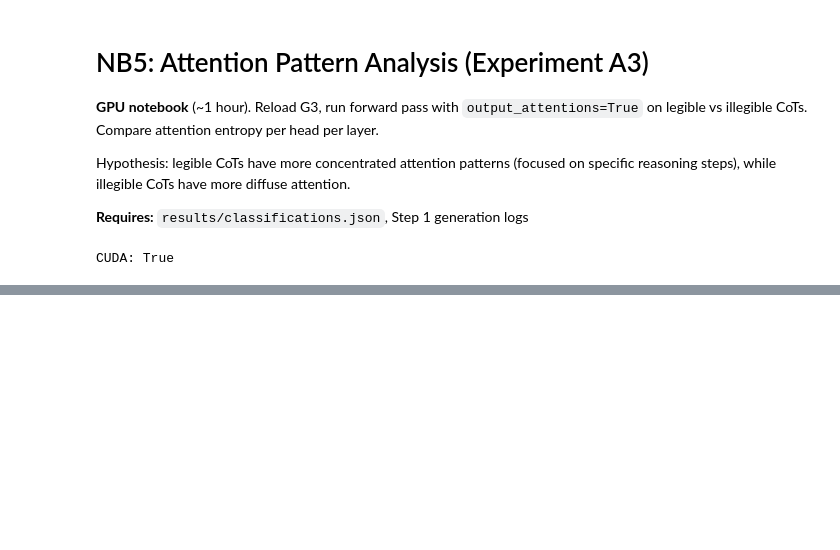
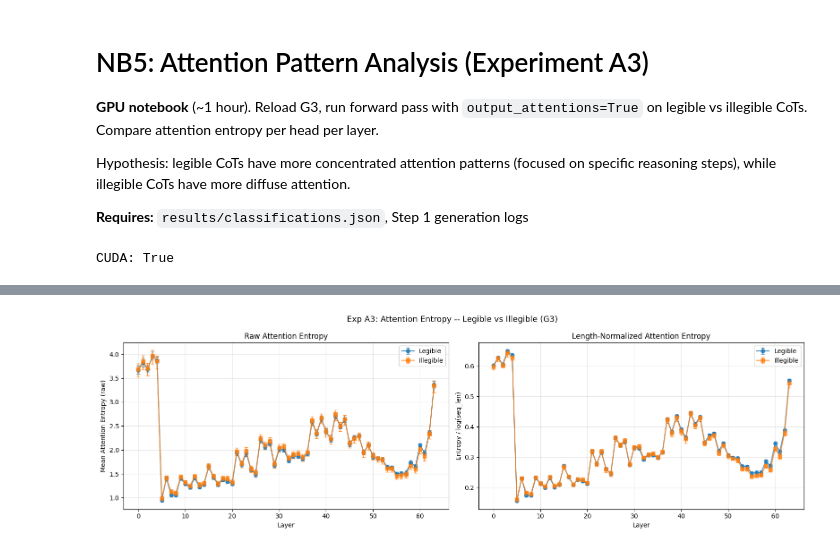
Before and after one commit to safety-research/legibility, a Jupyter notebook: experiments/2026/15-4-2026/notebooks/05_analyze_attention_generators_heads.ipynb, the cells around one changed output, grey strips where cells are left out. Saved outputs shown, nothing was run; the diff lists cells and outputs as text; code cells hidden in the pictures; blank space fills up the shorter version.

```diff
--- a/experiments/2026/15-4-2026/notebooks/05_analyze_attention_generators_heads.ipynb
+++ b/experiments/2026/15-4-2026/notebooks/05_analyze_attention_generators_heads.ipynb
@@ -175,10 +212,42 @@ ValueError: need at least one array to stack
 # %%
 # Compare mean entropy per layer between legible and illegible
-# Average across heads and samples
+# Report BOTH raw and length-normalized entropy
+
+# --- Raw entropy ---
 leg_mean_per_layer = legible_entropy.mean(axis=(0, 2))  # (n_layers,)
 ill_mean_per_layer = illegible_entropy.mean(axis=(0, 2))  # (n_layers,)
 
-# Bootstrap CI per layer
+# --- Length-normalized entropy ---
+# Normalize each sample's entropy by log(seq_len) to control for
+# the confound that longer sequences naturally have higher entropy.
+# If cached (no seq_lengths available), attempt to load from saved results.
+if 'legible_seq_lens' not in dir() or 'illegible_seq_lens' not in dir():
+    # Fallback: load from saved results if available
+    _attn_json = PHASE2_RESULTS_DIR / 'attention_results.json'
+    if _attn_json.exists():
+        with open(_attn_json) as f:
+            _attn_saved = json.load(f)
+        legible_seq_lens = np.array(_attn_saved.get('legible_seq_lengths', []))
+        illegible_seq_lens = np.array(_attn_saved.get('illegible_seq_lengths', []))
+    if len(legible_seq_lens) == 0 or len(illegible_seq_lens) == 0:
+        # Cannot normalize without sequence lengths; use raw only
+        print("WARNING: Sequence lengths not available, using raw entropy only")
+        legible_seq_lens = np.ones(legible_entropy.shape[0])
+        illegible_seq_lens = np.ones(illegible_entropy.shape[0])
+
+# Normalize: divide each sample's entropy by log(seq_len)
+leg_norm_factor = np.log(legible_seq_lens).clip(min=1.0)[:, None, None]  # (n_texts, 1, 1)
+ill_norm_factor = np.log(illegible_seq_lens).clip(min=1.0)[:, None, None]
+leg_normalized = legible_entropy / leg_norm_factor
+ill_normalized = illegible_entropy / ill_norm_factor
+
+leg_norm_per_layer = leg_normalized.mean(axis=(0, 2))
+ill_norm_per_layer = ill_normalized.mean(axis=(0, 2))
+
+print(f"Legible mean seq_len: {legible_seq_lens.mean():.0f}")
+print(f"Illegible mean seq_len: {illegible_seq_lens.mean():.0f}")
+
+# Bootstrap CI per layer (raw)
 leg_ci = []
 ill_ci = []
 for l in range(legible_entropy.shape[1]):
@@ -187,23 +256,53 @@ for l in range(legible_entropy.shape[1]):
     _, lo, hi = bootstrap_ci_metric(illegible_entropy[:, l, :].mean(axis=1))
     ill_ci.append((lo, hi))
 
-fig, ax = plt.subplots(figsize=(12, 5))
+# Bootstrap CI per layer (normalized)
+leg_norm_ci = []
+ill_norm_ci = []
+for l in range(leg_normalized.shape[1]):
+    _, lo, hi = bootstrap_ci_metric(leg_normalized[:, l, :].mean(axis=1))
+    leg_norm_ci.append((lo, hi))
+    _, lo, hi = bootstrap_ci_metric(ill_normalized[:, l, :].mean(axis=1))
+    ill_norm_ci.append((lo, hi))
+
+# Plot both raw and normalized
+fig, (ax1, ax2) = plt.subplots(1, 2, figsize=(16, 5))
 layers = range(len(leg_mean_per_layer))
 
+# Raw entropy
 leg_yerr = [[leg_mean_per_layer[l] - leg_ci[l][0] for l in layers],
             [leg_ci[l][1] - leg_mean_per_layer[l] for l in layers]]
 ill_yerr = [[ill_mean_per_layer[l] - ill_ci[l][0] for l in layers],
             [ill_ci[l][1] - ill_mean_per_layer[l] for l in layers]]
 
-ax.errorbar(list(layers), leg_mean_per_layer, yerr=leg_yerr,
+ax1.errorbar(list(layers), leg_mean_per_layer, yerr=leg_yerr,
             fmt='o-', capsize=3, label='Legible', alpha=0.8)
-ax.errorbar(list(layers), ill_mean_per_layer, yerr=ill_yerr,
+ax1.errorbar(list(layers), ill_mean_per_layer, yerr=ill_yerr,
             fmt='s-', capsize=3, label='Illegible', alpha=0.8)
-ax.set_xlabel('Layer')
-ax.set_ylabel('Mean Attention Entropy')
-ax.set_title('Exp A3: Attention Entropy -- Legible vs Illegible (G3)')
-ax.legend()
-ax.grid(alpha=0.3)
+ax1.set_xlabel('Layer')
+ax1.set_ylabel('Mean Attention Entropy (raw)')
+ax1.set_title('Raw Attention Entropy')
+ax1.legend()
+ax1.grid(alpha=0.3)
+
+# Normalized entropy
+leg_norm_yerr = [[leg_norm_per_layer[l] - leg_norm_ci[l][0] for l in layers],
+                 [leg_norm_ci[l][1] - leg_norm_per_layer[l] for l in layers]]
+ill_norm_yerr = [[ill_norm_per_layer[l] - ill_norm_ci[l][0] for l in layers],
+                 [ill_norm_ci[l][1] - ill_norm_per_layer[l] for l in layers]]
+
+ax2.errorbar(list(layers), leg_norm_per_layer, yerr=leg_norm_yerr,
+            fmt='o-', capsize=3, label='Legible', alpha=0.8)
+ax2.errorbar(list(layers), ill_norm_per_layer, yerr=ill_norm_yerr,
+            fmt='s-', capsize=3, label='Illegible', alpha=0.8)
+ax2.set_xlabel('Layer')
+ax2.set_ylabel('Entropy / log(seq_len)')
+ax2.set_title('Length-Normalized Attention Entropy')
+ax2.legend()
+ax2.grid(alpha=0.3)
+
+fig.suptitle('Exp A3: Attention Entropy -- Legible vs Illegible (G3)', fontsize=13)
 fig.tight_layout()
 fig.savefig(str(PHASE2_RESULTS_DIR / 'a3_attention_entropy.png'), dpi=150, bbox_inches='tight')
 plt.show()
+# %% [output]
@@ -210,2 +311,3 @@ plt.show()
+[figure, added]
 # %%
 # Identify heads with largest legible-illegible entropy difference
```
Also changed, not shown: parts of 9 cells of this notebook, 17 other files.
